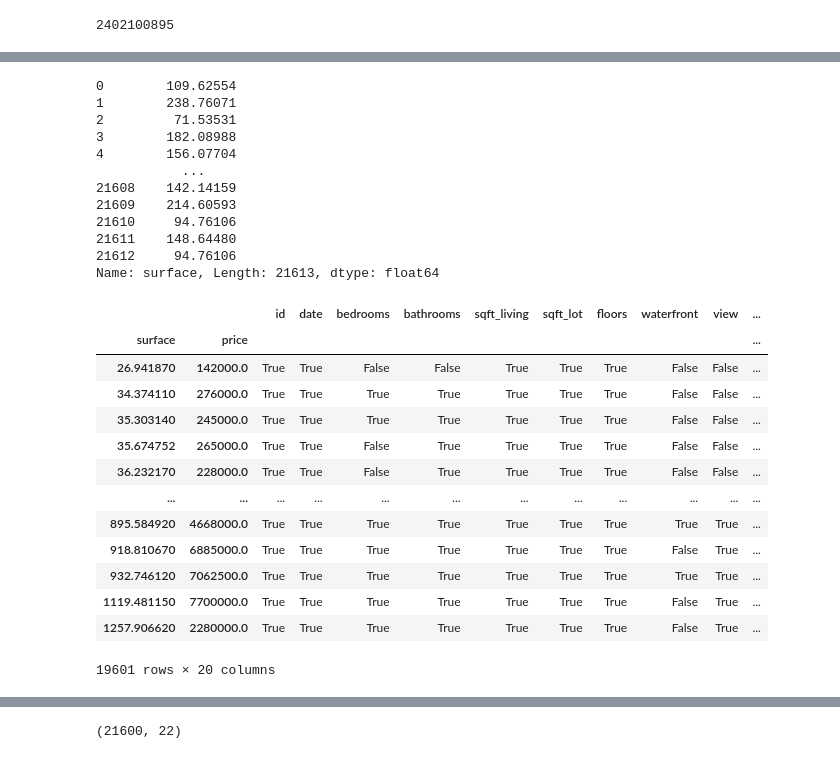
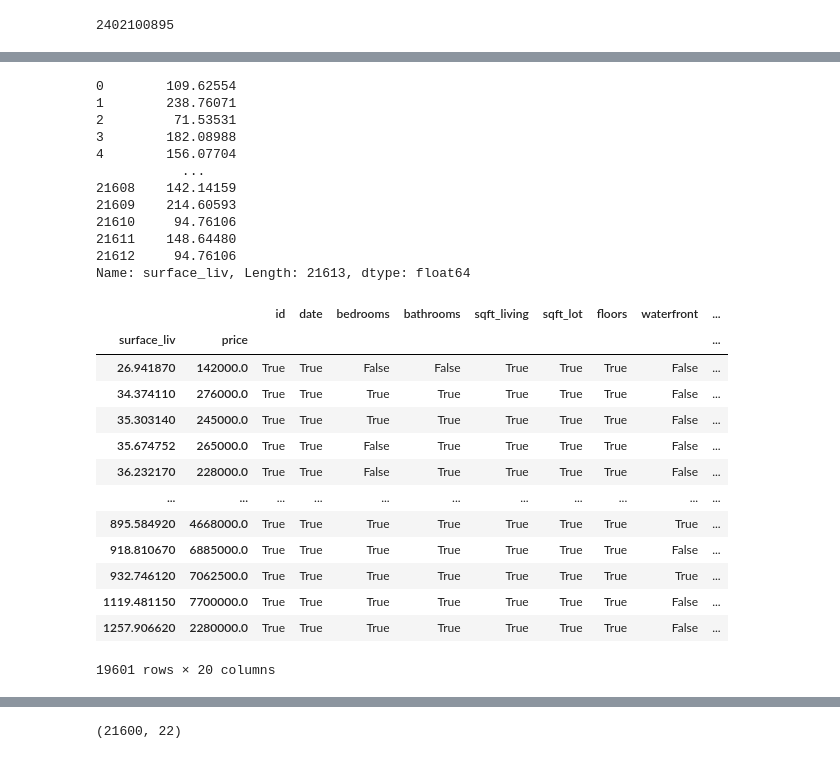
Before and after one commit to jadamin/machine_learning_brief, a Jupyter notebook: annalyse.ipynb, the cells around one changed output, grey strips where cells are left out. Saved outputs shown, nothing was run; the diff lists cells and outputs as text; code cells hidden in the pictures.

```diff
--- a/annalyse.ipynb
+++ b/annalyse.ipynb
@@ -8,11 +8,8 @@ from sklearn.neighbors import KNeighborsClassifier
 from sklearn.model_selection import train_test_split
 import missingno as msno
 import streamlit as st
-pd.options.display.max_rows = 70
-pd.options.display.max_columns = 24
-import geopandas as gpd
-from geopandas import GeoDataFrame
-from shapely.geometry import point
+pd.options.display.max_rows = 200
+pd.options.display.max_columns = 100
 # %%
 df = pd.read_csv("kc_house_data.csv")
 # %%
@@ -112,9 +109,9 @@ df.loc[df['bedrooms'] > 10]
 | 8757 | 1773100755 | 20140821T000000 | 520000.0 | 11 | 3.00 | 3000 | 4960 | 2.0 | 0 | 0 | ... |
 | 15870 | 2402100895 | 20140625T000000 | 640000.0 | 33 | 1.75 | 1620 | 6000 | 1.0 | 0 | 0 | ... |
 # %%
-df = df.assign(surface = df.sqft_living * 0.092903)
+df = df.assign(surface_liv = df.sqft_living * 0.092903)
 # %%
-df['surface']
+df['surface_liv']
 # %% [output]
 0        109.62554
 1        238.76071
@@ -127,22 +124,22 @@ df['surface']
 21610     94.76106
 21611    148.64480
 21612     94.76106
-Name: surface, Length: 21613, dtype: float64
+Name: surface_liv, Length: 21613, dtype: float64
 # %%
-df.groupby(['surface','price']).all()
+df.groupby(['surface_liv','price']).all()
 # %% [output]
-|  |  | id | date | bedrooms | bathrooms | sqft_living | sqft_lot | floors | waterfront | view | ... |
-| surface | price |  |  |  |  |  |  |  |  |  | ... |
-| 26.941870 | 142000.0 | True | True | False | False | True | True | True | False | False | ... |
-| 34.374110 | 276000.0 | True | True | True | True | True | True | True | False | False | ... |
-| 35.303140 | 245000.0 | True | True | True | True | True | True | True | False | False | ... |
-| 35.674752 | 265000.0 | True | True | False | True | True | True | True | False | False | ... |
-| 36.232170 | 228000.0 | True | True | False | True | True | True | True | False | False | ... |
-| ... | ... | ... | ... | ... | ... | ... | ... | ... | ... | ... | ... |
-| 895.584920 | 4668000.0 | True | True | True | True | True | True | True | True | True | ... |
-| 918.810670 | 6885000.0 | True | True | True | True | True | True | True | False | True | ... |
-| 932.746120 | 7062500.0 | True | True | True | True | True | True | True | True | True | ... |
-| 1119.481150 | 7700000.0 | True | True | True | True | True | True | True | False | True | ... |
-| 1257.906620 | 2280000.0 | True | True | True | True | True | True | True | False | True | ... |
+|  |  | id | date | bedrooms | bathrooms | sqft_living | sqft_lot | floors | waterfront | ... |
+| surface_liv | price |  |  |  |  |  |  |  |  | ... |
+| 26.941870 | 142000.0 | True | True | False | False | True | True | True | False | ... |
+| 34.374110 | 276000.0 | True | True | True | True | True | True | True | False | ... |
+| 35.303140 | 245000.0 | True | True | True | True | True | True | True | False | ... |
+| 35.674752 | 265000.0 | True | True | False | True | True | True | True | False | ... |
+| 36.232170 | 228000.0 | True | True | False | True | True | True | True | False | ... |
+| ... | ... | ... | ... | ... | ... | ... | ... | ... | ... | ... |
+| 895.584920 | 4668000.0 | True | True | True | True | True | True | True | True | ... |
+| 918.810670 | 6885000.0 | True | True | True | True | True | True | True | False | ... |
+| 932.746120 | 7062500.0 | True | True | True | True | True | True | True | True | ... |
+| 1119.481150 | 7700000.0 | True | True | True | True | True | True | True | False | ... |
+| 1257.906620 | 2280000.0 | True | True | True | True | True | True | True | False | ... |
 19601 rows × 20 columns
 # %%
```
Also changed, not shown: parts of 20 cells of this notebook.
